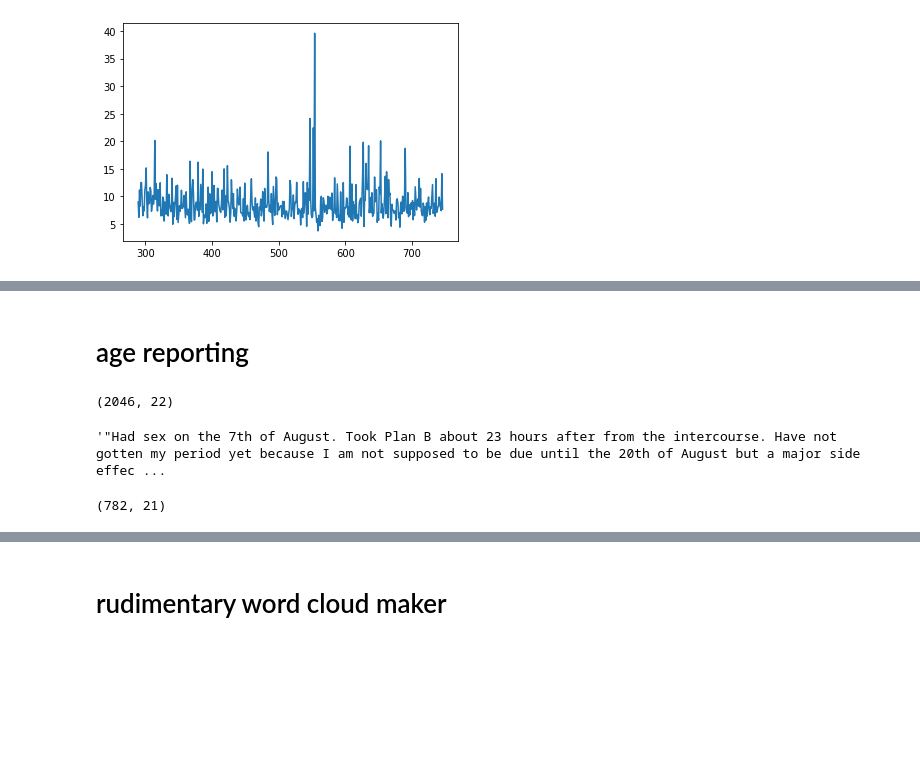
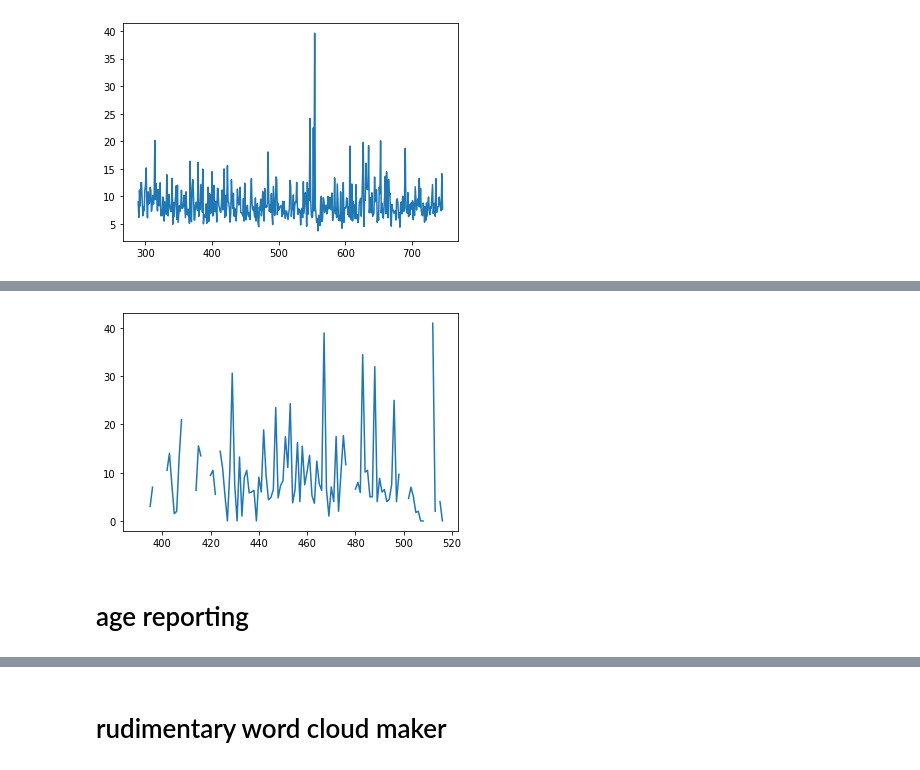
Before and after one commit to aarongalbraith/flatiron-phase5-project, a Jupyter notebook: notebooks/project_notebook.ipynb, the cells around one changed output, grey strips where cells are left out. Drawn from its saved outputs; the diff is of its cells as text; code cells hidden in the pictures; blank space fills up the shorter version.

```diff
--- a/notebooks/project_notebook.ipynb
+++ b/notebooks/project_notebook.ipynb
@@ -1024,19 +1642,6 @@ plot_useful('character_count')
+# %%
+plot_useful('cpw', low=0.01, high=0.99)
+# %% [output]
+[figure, added]
 # %% [markdown]
 # age reporting
-# %%
-df[df.review.str.contains('I am( only)*( just)* [1-4][0-9]')].shape
-# %% [output]
-(2046, 22)
-# %%
-df.review.loc[18]
-# %% [output]
-'"Had sex on the 7th of August. Took Plan B about 23 hours after from the intercourse. Have not gotten my period yet because I am not supposed to be due until the 20th of August but a major side effec ...
-# %%
-df[
-    (df.review.str.contains('years of age')) | \
-    (df.review.str.contains('years old')) | \
-    (df.review.str.contains('year-old')) | \
-    (df.review.str.contains('years-old'))
-].shape
-# %% [output]
-(782, 21)
```
Also changed, not shown: parts of 159 cells of this notebook.
